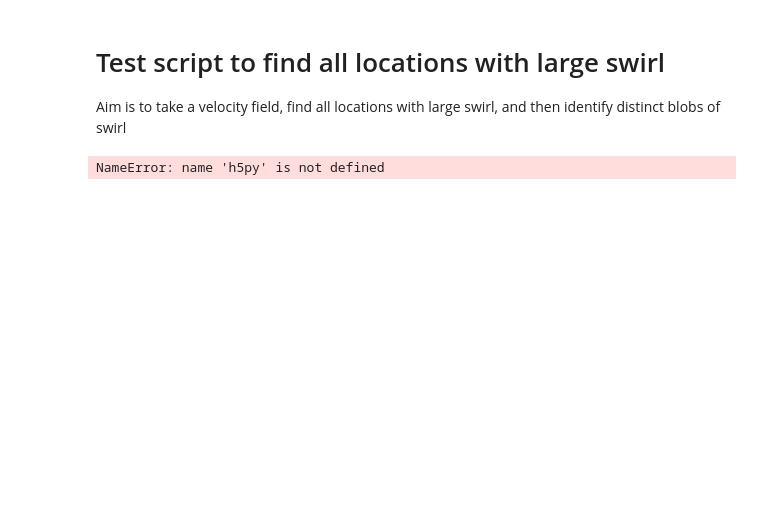
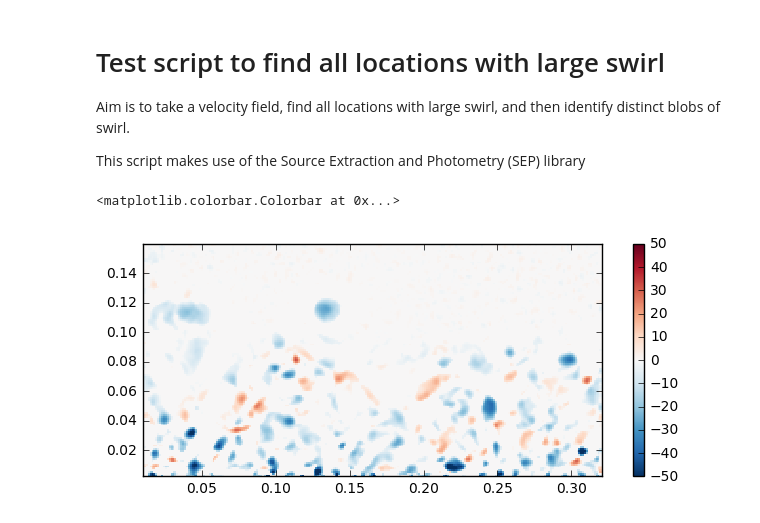
Before and after one commit to owenjhwilliams/ASIIT, a Jupyter notebook: FindSwirlLocs.ipynb, the cells around one changed output. Drawn from its saved outputs; the diff is of its cells as text; code cells hidden in the pictures; blank space fills up the shorter version.

Commit message:
New attempt at finding blobs of swirl - Only partially complete

```diff
--- a/FindSwirlLocs.ipynb
+++ b/FindSwirlLocs.ipynb
@@ -1,7 +1,9 @@
 # %% [markdown]
 # Test script to find all locations with large swirl
 
-Aim is to take a velocity field, find all locations with large swirl, and then identify distinct blobs of swirl
+Aim is to take a velocity field, find all locations with large swirl, and then identify distinct blobs of swirl.
+
+This script makes use of the Source Extraction and Photometry (SEP) library
 # %%
 %matplotlib inline
 import matplotlib.pyplot as plt
@@ -19,5 +21,26 @@ Y  = np.asarray(f['Y'])
 X = np.transpose(X,(1,0))
 Y = np.transpose(Y,(1,0))
 Swirl = np.transpose(Swirl,(2,1,0))
+
+NanLocs = np.isnan(Swirl)
+
+uSize = Swirl.shape
+
+scale = (X[1,-1]-X[1,1])/(uSize[1]-1)
+
+Cond = {k : f["Cond"][k].value[0]       #Generate a dictionary linking all values in cond with their names
+     for k in f['Cond'].keys()}
+
+Prof = {k : f["Prof"][k].value       #Generate a dictionary linking all values in cond with their names
+     for k in f['Prof'].keys()}
-# %% [output]
-NameError: name 'h5py' is not defined
+# %%
+plt.figure(figsize = [8,3])
+plt.pcolor(X,Y,Swirl[:,:,1], cmap='RdBu_r');
+plt.clim([-50, 50])
+plt.axis('scaled')
+plt.xlim([X.min(), X.max()])
+plt.ylim([Y.min(), Y.max()])
+plt.colorbar()
+# %% [output]
+<matplotlib.colorbar.Colorbar at 0x...>
+[figure, added]
```
Also changed, not shown: parts of 23 cells of this notebook.
